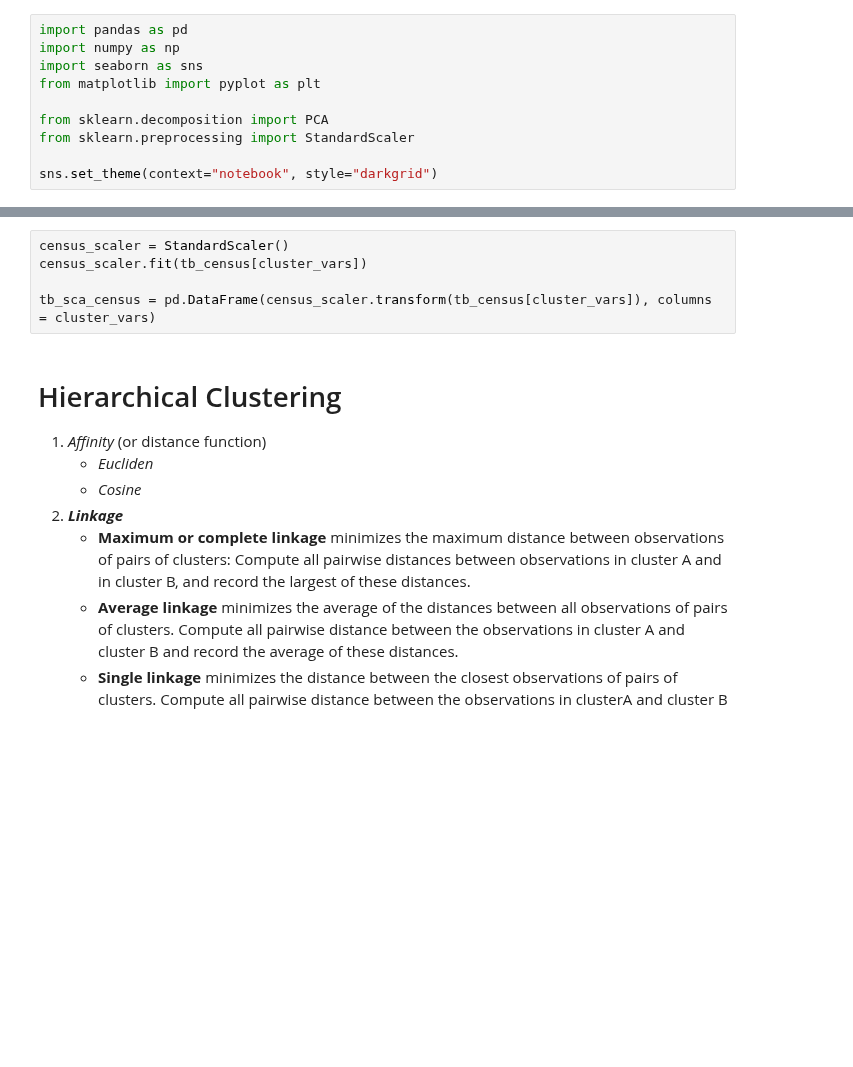
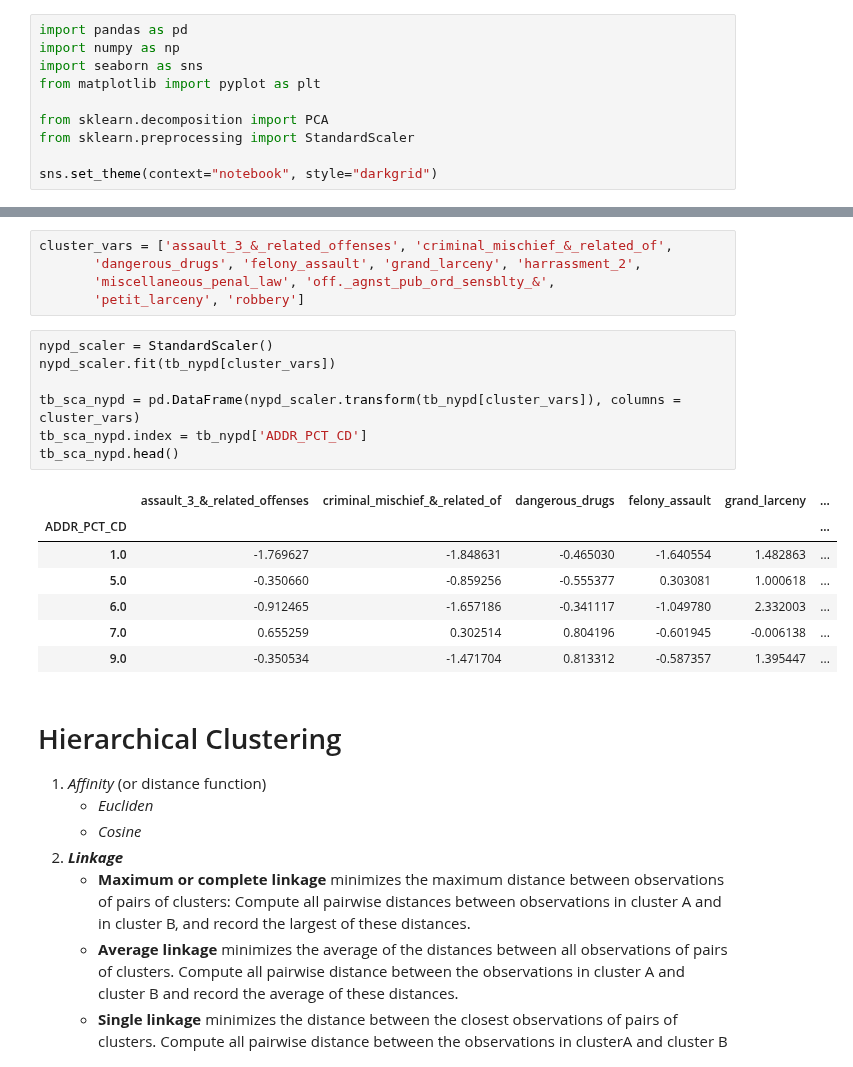
Before and after one commit to pedroteche-ih/DAFT_MEX_202209, a Jupyter notebook: Agglomerative Clustering.ipynb, the cells around one changed output, grey strips where cells are left out. Cells and saved outputs as stored; diff of their text form; blank space fills up the shorter version.

```diff
--- a/Agglomerative Clustering.ipynb
+++ b/Agglomerative Clustering.ipynb
@@ -32,8 +33,23 @@ cluster_vars = [
+# %%
+cluster_vars = ['assault_3_&_related_offenses', 'criminal_mischief_&_related_of',
+       'dangerous_drugs', 'felony_assault', 'grand_larceny', 'harrassment_2',
+       'miscellaneous_penal_law', 'off._agnst_pub_ord_sensblty_&',
+       'petit_larceny', 'robbery']
 # %%
-census_scaler = StandardScaler()
-census_scaler.fit(tb_census[cluster_vars])
+nypd_scaler = StandardScaler()
+nypd_scaler.fit(tb_nypd[cluster_vars])
 
-tb_sca_census = pd.DataFrame(census_scaler.transform(tb_census[cluster_vars]), columns = cluster_vars)
+tb_sca_nypd = pd.DataFrame(nypd_scaler.transform(tb_nypd[cluster_vars]), columns = cluster_vars)
+tb_sca_nypd.index = tb_nypd['ADDR_PCT_CD']
+tb_sca_nypd.head()
+# %% [output]
+|  | assault_3_&_related_offenses | criminal_mischief_&_related_of | dangerous_drugs | felony_assault | grand_larceny | ... |
+| ADDR_PCT_CD |  |  |  |  |  | ... |
+| 1.0 | -1.769627 | -1.848631 | -0.465030 | -1.640554 | 1.482863 | ... |
+| 5.0 | -0.350660 | -0.859256 | -0.555377 | 0.303081 | 1.000618 | ... |
+| 6.0 | -0.912465 | -1.657186 | -0.341117 | -1.049780 | 2.332003 | ... |
+| 7.0 | 0.655259 | 0.302514 | 0.804196 | -0.601945 | -0.006138 | ... |
+| 9.0 | -0.350534 | -1.471704 | 0.813312 | -0.587357 | 1.395447 | ... |
 # %% [markdown]
 # Hierarchical Clustering
 
```
Also changed, not shown: parts of 8 cells of this notebook, 1 other file.
